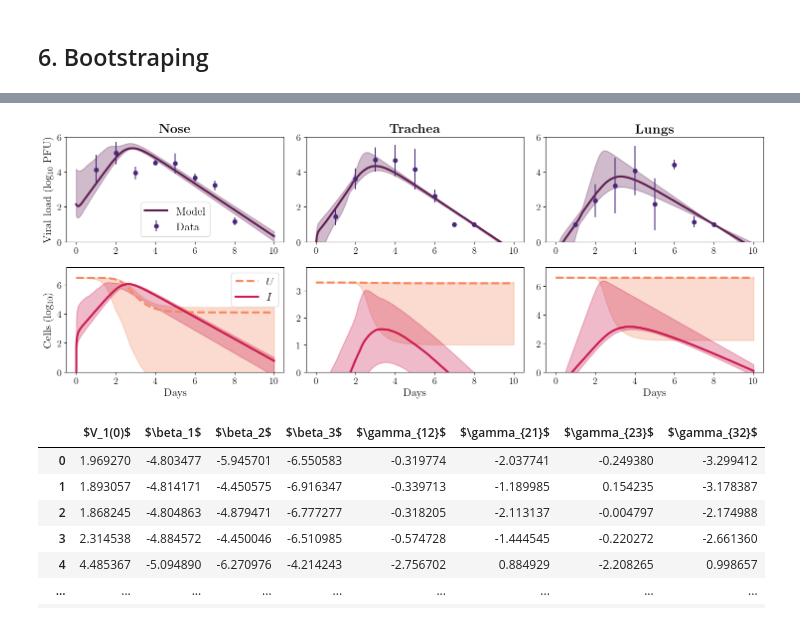
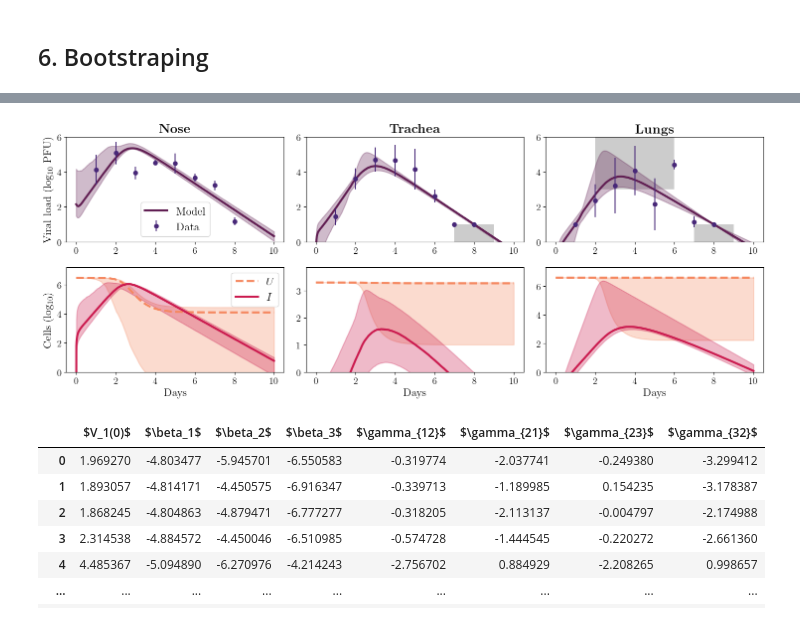
Before and after one commit to systemsmedicine/FluFit3Comp, a Jupyter notebook: fluFit3.ipynb, the cells around one changed output, grey strips where cells are left out. Cells and saved outputs as stored; diff of their text form; code cells hidden in the pictures.

```diff
--- a/fluFit3.ipynb
+++ b/fluFit3.ipynb
@@ -650,9 +615,10 @@ bounds = [
     (nan, nan), (nan, nan), (nan, nan),        # phi
     (-4, 1), (-4, 1),              # gamma12, gamma21
     (-4, 1), (-4, 1),              # gamma23, gamma32
-    (-9, -6),                      # r
+    (-8, -4),                      # r
     (nan, nan),                    # mu
 ]
+# (-9, -6),                      # r
 # %%
 %%time
 result = differential_evolution(lambda x: LRSS(x, dfData_V, fullModel, initialCond, M), bounds)
@@ -854,7 +717,9 @@ for idx in range(3):
     ax.plot(t, safeLog10(V_M2[:, idx]), color=viridis_pal[2], lw=3, label="M2")
     ax.plot(t, safeLog10(V_M3[:, idx]), color=viridis_pal[4], lw=3, label="M3")
     ax.plot(t, safeLog10(V_M4[:, idx]), color=viridis_pal[6], lw=3, label="M4")
-    ax.scatter(dfData_V['Day'], dfData_V.iloc[:, idx+1], color=rocket_pal[0], s=50, label="Data")
+    # ax.scatter(dfData_V['Day'], dfData_V.iloc[:, idx+1], color=rocket_pal[0], s=50, label="Data")
+    ax.errorbar(x=dfData_V['Day'], y=dfData_V.iloc[:, idx+1], yerr=dfData_V.iloc[:, idx+4], fmt='o',
+                color=rocket_pal[0], label="Data")
     if idx == 0:
         ax.set_ylabel("Viral load (log$_{10}$ PFU)")
         ax.set_title(r"\bf{Nose}")
@@ -942,7 +807,7 @@ for ax in fig.axes:
     ax.xaxis.set_major_locator(MultipleLocator(2))
 
 plt.tight_layout(h_pad=0.2, w_pad=0.5)
-plt.savefig("Models_V8.pdf")
+# plt.savefig("Models_V8.pdf")
 
 plt.show()
 # %% [output]
@@ -1241,35 +1106,47 @@ for i in range(3):
         ax.set_ylabel("Viral load (log$_{10}$ PFU)")
         ax.legend(loc='lower center')
         ax.set_title(r"\bf{Nose}")
     if i == 1:
         ax.set_title(r"\bf{Trachea}")
+        tmin, tmax = 7, 9
+        vmin, vmax = 0, 1
+        rect = plt.Rectangle((tmin, vmin), tmax-tmin, vmax-vmin, fc='gray', alpha = 0.4, zorder=-1)
+        ax.add_patch(rect)
     if i == 2:
         ax.set_title(r"\bf{Lungs}")
+        tmin, tmax = 2, 6
+        vmin, vmax = 3, 6
+        rect = plt.Rectangle((tmin, vmin), tmax-tmin, vmax-vmin, fc='gray', alpha = 0.4, zorder=-1, label="Feasible window")
+        ax.add_patch(rect)
+        tmin, tmax = 7, 9
+        vmin, vmax = 0, 1
+        rect = plt.Rectangle((tmin, vmin), tmax-tmin, vmax-vmin, fc='gray', alpha = 0.4, zorder=-1)
+        ax.add_patch(rect)
     ax.set_ylim((0, 6.0))
 
     # Row 2: U & I kinetics for i=1,2,3 (columns)
     ax = fig.add_subplot(gs[1, i])
     ax.plot(dfU['Day'], safeLog10(dfU.iloc[:, idx]), color=rocket_pal[2], lw=3, ls='--', label="$U$")
     ax.fill_between(dfU['Day'], safeLog10(dfU.iloc[:, idx+1]), safeLog10(dfU.iloc[:, idx+2]),
                     color=rocket_pal[2], alpha=0.3, lw=1.5)
 
     ax.plot(dfI['Day'], safeLog10(dfI.iloc[:, idx]), color=rocket_pal[1], lw=3, label="$I$")
     ax.fill_between(dfI['Day'], safeLog10(dfI.iloc[:, idx+1]), safeLog10(dfI.iloc[:, idx+2]),
                     color=rocket_pal[1], alpha=0.3, lw=1.5)
 
     if i == 0:
         ax.set_ylabel("Cells (log$_{10}$)")
         ax.legend(loc='upper right')
     ax.set_xlabel("Days")
     ax.set_ylim((0))
 
 
 plt.tight_layout()
-# plt.savefig('modelM1_boot_v3.pdf')
+plt.savefig('modelM1_boot_v3.pdf')
 
 plt.show()
 # %% [output]
-[figure, old version]
+[figure, new version]
 # %%
 dfParams.columns = ['$V_1(0)$', '$\\beta_1$', '$\\beta_2$', '$\\beta_3$',
                     '$\\gamma_{12}$', '$\\gamma_{21}$', '$\\gamma_{23}$', '$\\gamma_{32}$']
```
Also changed, not shown: parts of 46 cells of this notebook, 4 other files.
